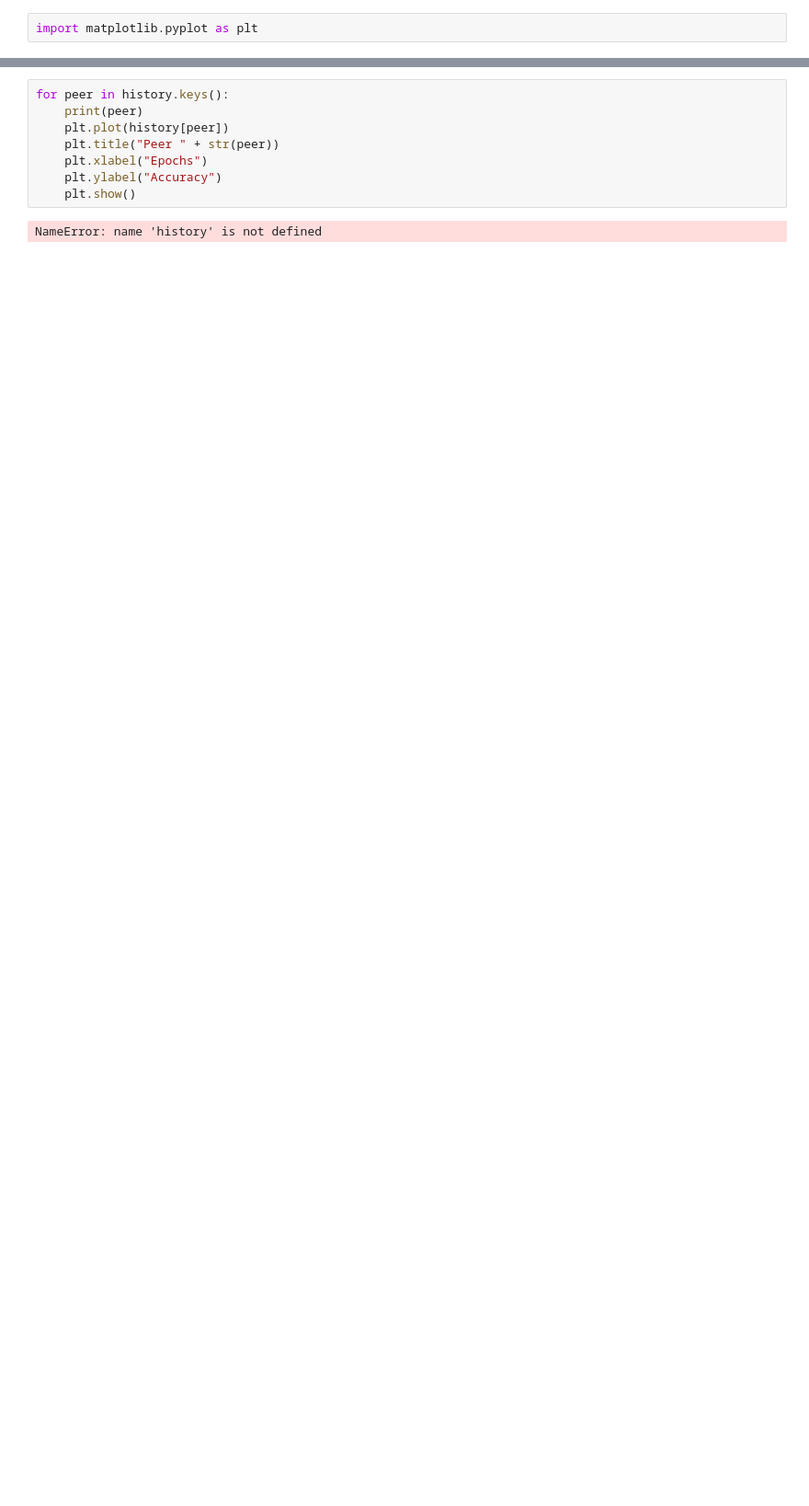
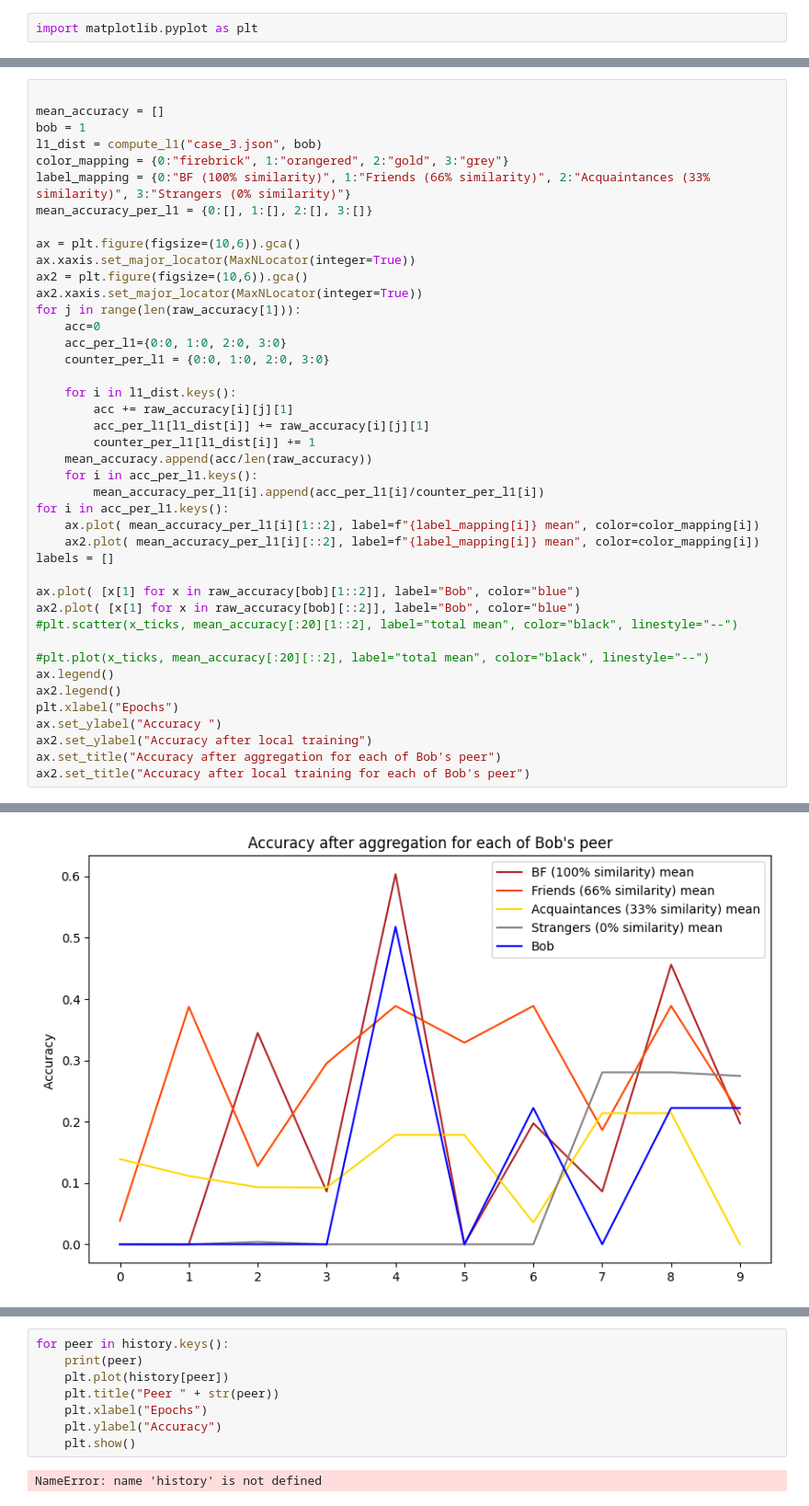
Before and after one commit to LucasTrg/bandit-benchmark, a Jupyter notebook: analyze_results.ipynb, the cells around one changed output, grey strips where cells are left out. Shown at 92% size. Cells and saved outputs as stored; diff of their text form; blank space fills up the shorter version.

```diff
--- a/analyze_results.ipynb
+++ b/analyze_results.ipynb
@@ -33,0 +73,43 @@ import matplotlib.pyplot as plt
+# %%
+
+mean_accuracy = []
+bob = 1
+l1_dist = compute_l1("case_3.json", bob)
+color_mapping = {0:"firebrick", 1:"orangered", 2:"gold", 3:"grey"}
+label_mapping = {0:"BF (100% similarity)", 1:"Friends (66% similarity)", 2:"Acquaintances (33% similarity)", 3:"Strangers (0% similarity)"}
+mean_accuracy_per_l1 = {0:[], 1:[], 2:[], 3:[]}
+
+ax = plt.figure(figsize=(10,6)).gca()
+ax.xaxis.set_major_locator(MaxNLocator(integer=True))
+ax2 = plt.figure(figsize=(10,6)).gca()
+ax2.xaxis.set_major_locator(MaxNLocator(integer=True))
+for j in range(len(raw_accuracy[1])):
+    acc=0
+    acc_per_l1={0:0, 1:0, 2:0, 3:0}
+    counter_per_l1 = {0:0, 1:0, 2:0, 3:0}
+
+    for i in l1_dist.keys():
+        acc += raw_accuracy[i][j][1]
+        acc_per_l1[l1_dist[i]] += raw_accuracy[i][j][1]
+        counter_per_l1[l1_dist[i]] += 1
+    mean_accuracy.append(acc/len(raw_accuracy))
+    for i in acc_per_l1.keys():
+        mean_accuracy_per_l1[i].append(acc_per_l1[i]/counter_per_l1[i])
+for i in acc_per_l1.keys():
+    ax.plot( mean_accuracy_per_l1[i][1::2], label=f"{label_mapping[i]} mean", color=color_mapping[i])
+    ax2.plot( mean_accuracy_per_l1[i][::2], label=f"{label_mapping[i]} mean", color=color_mapping[i])
+labels = []
+
+ax.plot( [x[1] for x in raw_accuracy[bob][1::2]], label="Bob", color="blue")
+ax2.plot( [x[1] for x in raw_accuracy[bob][::2]], label="Bob", color="blue")
+#plt.scatter(x_ticks, mean_accuracy[:20][1::2], label="total mean", color="black", linestyle="--")
+
+#plt.plot(x_ticks, mean_accuracy[:20][::2], label="total mean", color="black", linestyle="--")
+ax.legend()
+ax2.legend()
+plt.xlabel("Epochs")
+ax.set_ylabel("Accuracy ")
+ax2.set_ylabel("Accuracy after local training")
+ax.set_title("Accuracy after aggregation for each of Bob's peer")
+ax2.set_title("Accuracy after local training for each of Bob's peer")
+# %% [output]
@@ -33,0 +117 @@ import matplotlib.pyplot as plt
+[figure, added]
```
Also changed, not shown: parts of 16 cells of this notebook, 9 other files.
